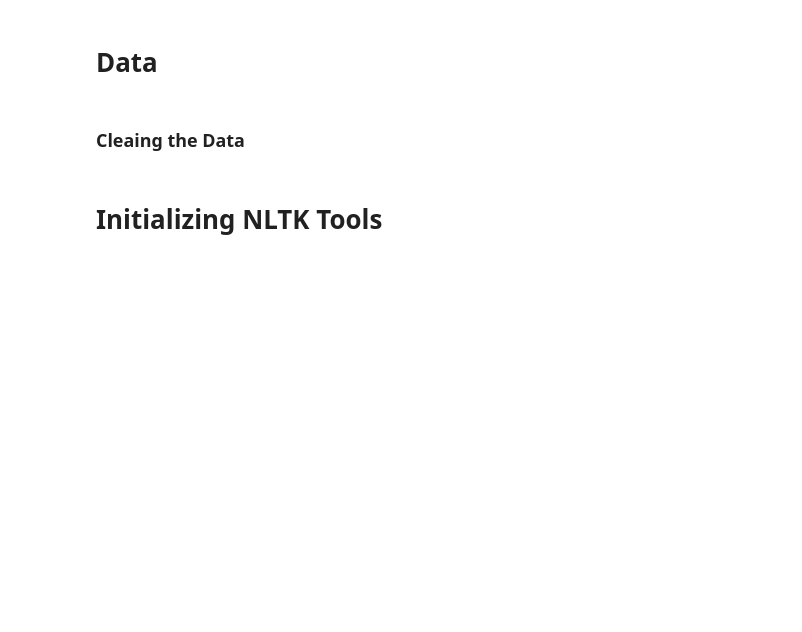
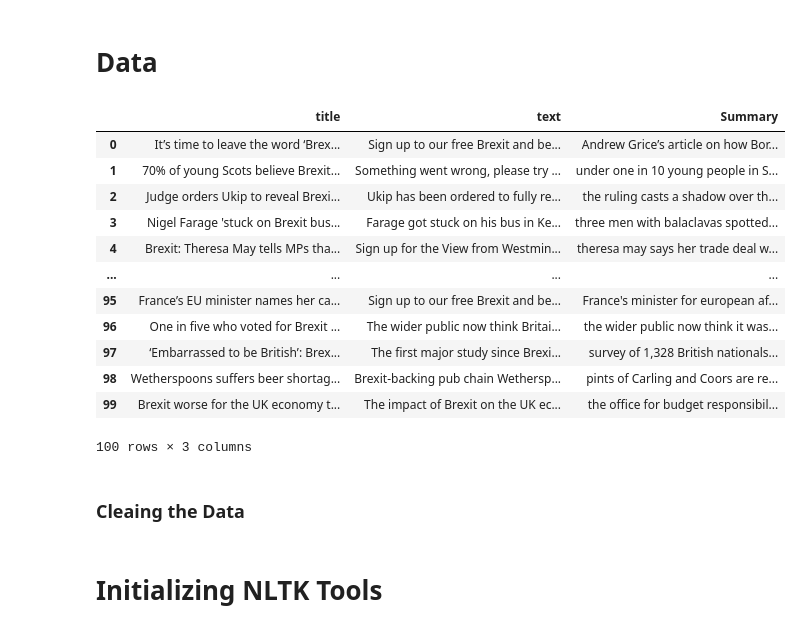
Before and after one commit to andrewtpei/Sentipedia, a Jupyter notebook: notebooks/NLTK_Reddit.ipynb, the cells around one changed output. Cells and saved outputs as stored; diff of their text form; code cells hidden in the pictures; blank space fills up the shorter version.

```diff
--- a/notebooks/NLTK_Reddit.ipynb
+++ b/notebooks/NLTK_Reddit.ipynb
@@ -74,5 +53,22 @@ import matplotlib.font_manager as fm
 # %% [markdown]
 # Data
+# %%
+df = pd.read_csv('final_dataframe.csv')
+df.head(100)
+# %% [output]
+|  | title | text | Summary |
+| 0 | It’s time to leave the word ‘Brex... | Sign up to our free Brexit and be... | Andrew Grice’s article on how Bor... |
+| 1 | 70% of young Scots believe Brexit... | Something went wrong, please try ... | under one in 10 young people in S... |
+| 2 | Judge orders Ukip to reveal Brexi... | Ukip has been ordered to fully re... | the ruling casts a shadow over th... |
+| 3 | Nigel Farage 'stuck on Brexit bus... | Farage got stuck on his bus in Ke... | three men with balaclavas spotted... |
+| 4 | Brexit: Theresa May tells MPs tha... | Sign up for the View from Westmin... | theresa may says her trade deal w... |
+| ... | ... | ... | ... |
+| 95 | France’s EU minister names her ca... | Sign up to our free Brexit and be... | France's minister for european af... |
+| 96 | One in five who voted for Brexit ... | The wider public now think Britai... | the wider public now think it was... |
+| 97 | ‘Embarrassed to be British’: Brex... | The first major study since Brexi... | survey of 1,328 British nationals... |
+| 98 | Wetherspoons suffers beer shortag... | Brexit-backing pub chain Wethersp... | pints of Carling and Coors are re... |
+| 99 | Brexit worse for the UK economy t... | The impact of Brexit on the UK ec... | the office for budget responsibil... |
+100 rows × 3 columns
 # %% [markdown]
 ### Cleaing the Data
 # %%
```
Also changed, not shown: parts of 1 cell of this notebook, 3 other files.
